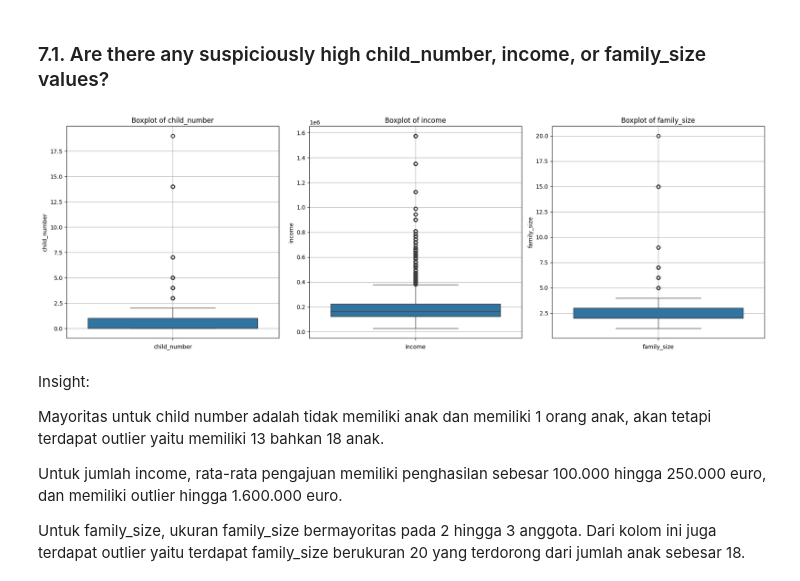
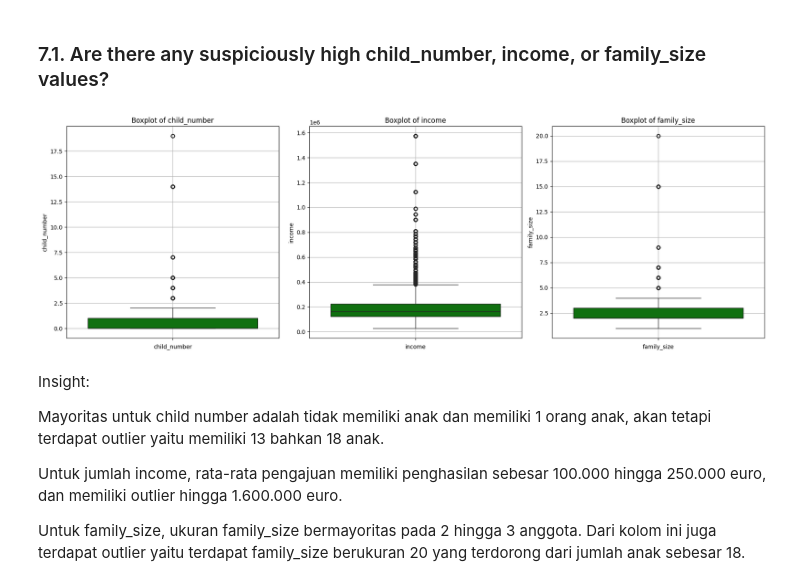
Before and after one commit to yonathanggraiwan/p2-final-project-ftds-028-hck-group-001, a Jupyter notebook: EDA.ipynb, the cells around one changed output. Drawn from its saved outputs; the diff is of its cells as text; code cells hidden in the pictures.

```diff
--- a/EDA.ipynb
+++ b/EDA.ipynb
@@ -22,7 +22,7 @@ warnings.filterwarnings('ignore')
 # %% [markdown]
 ## Importing Dataset
 # %%
-data = pd.read_csv("dataset\P2_FinPro_Final_Record.csv")
+data = pd.read_csv("dataset/P2_FinPro_Final_Record.csv")
 # %%
 data.head(10)
 # %% [output]
@@ -704,19 +705,18 @@ ___
 # %%
 features = ['child_number', 'income', 'family_size']
 
-# Make the plot side by side
 fig, axes = plt.subplots(1, len(features), figsize=(18, 6))
 
 for i, feature in enumerate(features):
-    sns.boxplot(y=data[feature], ax=axes[i])
+    sns.boxplot(y=data[feature], ax=axes[i], color='green')  # Tambah warna hijau
     axes[i].set_title(f'Boxplot of {feature}')
     axes[i].set_xlabel(feature)
     axes[i].grid(True)
 
 plt.tight_layout()
 plt.show()
 # %% [output]
-[figure, old version]
+[figure, new version]
 # %% [markdown]
 Insight:
 
```
Also changed, not shown: parts of 2 cells of this notebook.
